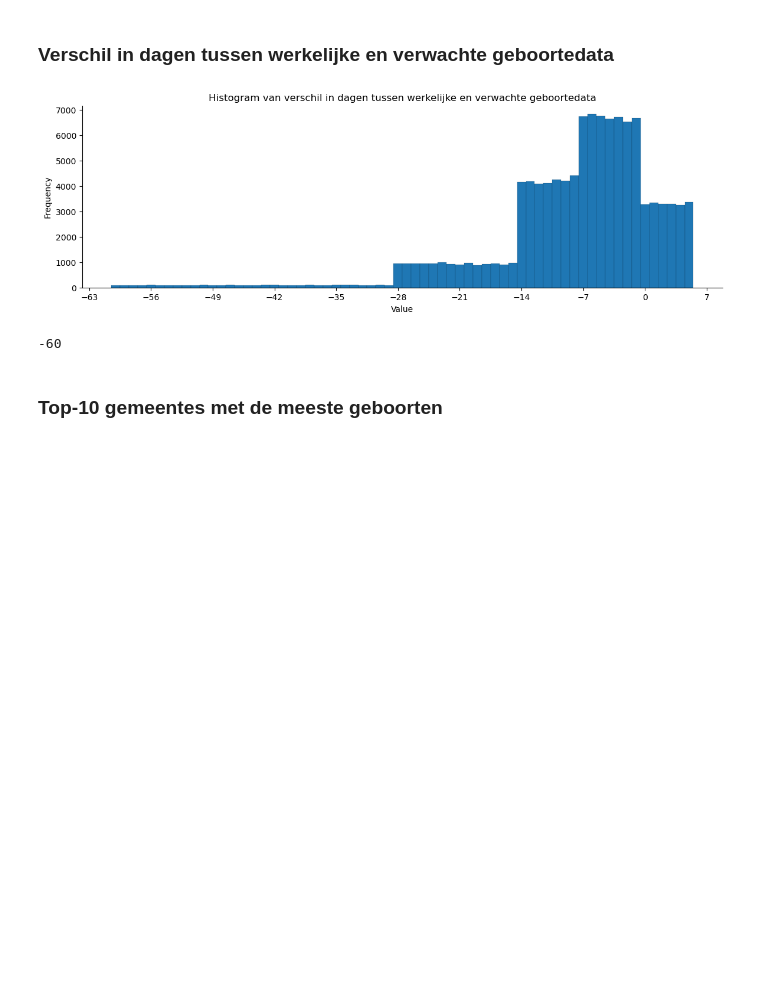
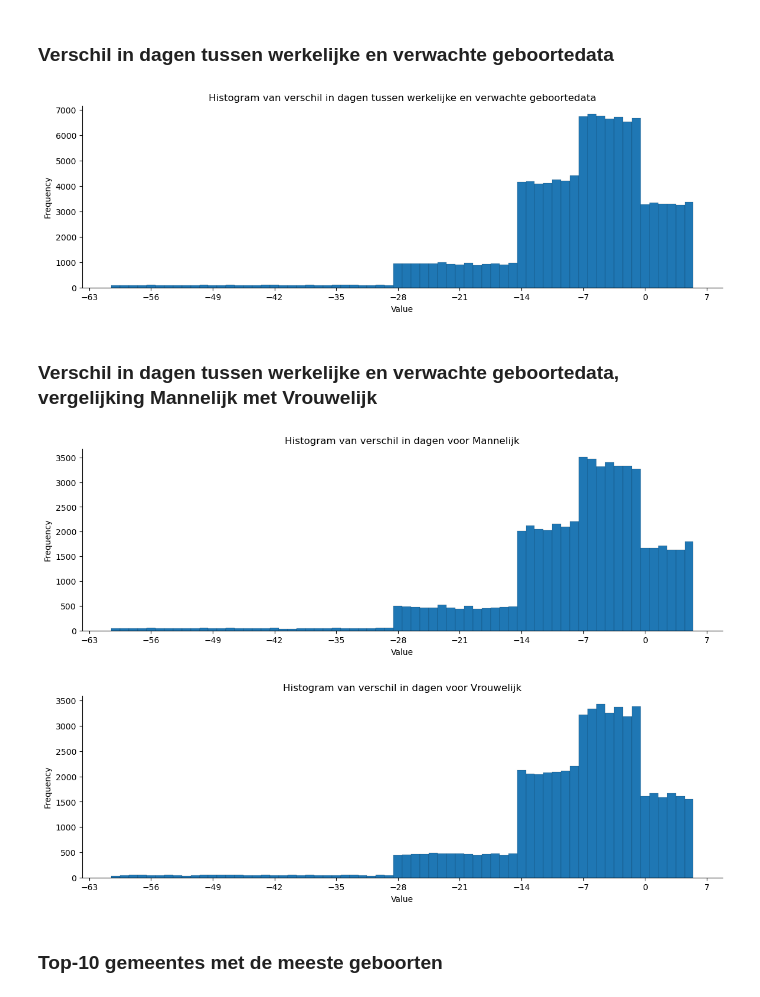
Before and after one commit to craftyraf/examen-raf-juni-2024, a Jupyter notebook: notebooks/examen_deel2.ipynb, the cells around one changed output. Cells and saved outputs as stored; diff of their text form; code cells hidden in the pictures; blank space fills up the shorter version.

```diff
--- a/notebooks/examen_deel2.ipynb
+++ b/notebooks/examen_deel2.ipynb
@@ -352,11 +391,39 @@ histogram_plot(data=births_xtracols_cleaned_df['verschil'],
                y_label="Frequency",
                num_bins=np.arange(births_xtracols_cleaned_df['verschil'].min() - 0.5, births_xtracols_cleaned_df['verschil'].max() + 0.5),
                xticks=np.arange(7, births_xtracols_cleaned_df['verschil'].min()-7, -7))
-
-births_xtracols_cleaned_df['verschil'].min()
 # %% [output]
 [figure]
--60
+# %% [markdown]
+### Verschil in dagen tussen werkelijke en verwachte geboortedata, vergelijking Mannelijk met Vrouwelijk
+# %%
+
+# Data for 'Mannelijk'
+male_data = births_xtracols_cleaned_df[births_xtracols_cleaned_df['geslacht'] == 'Mannelijk']['verschil']
+
+# Data for 'Vrouwelijk'
+female_data = births_xtracols_cleaned_df[births_xtracols_cleaned_df['geslacht'] == 'Vrouwelijk']['verschil']
+
+# Calculate the number of bins
+num_bins = np.arange(births_xtracols_cleaned_df['verschil'].min() - 0.5, births_xtracols_cleaned_df['verschil'].max() + 0.5)
+
+# Plot histogram for 'Mannelijk'
+histogram_plot(data=male_data,
+               title="Histogram van verschil in dagen voor Mannelijk",
+               x_label="Value",
+               y_label="Frequency",
+               num_bins=num_bins,
+               xticks=np.arange(7, births_xtracols_cleaned_df['verschil'].min()-7, -7))
+
+# Plot histogram for 'Vrouwelijk'
+histogram_plot(data=female_data,
+               title="Histogram van verschil in dagen voor Vrouwelijk",
+               x_label="Value",
+               y_label="Frequency",
+               num_bins=num_bins,
+               xticks=np.arange(7, births_xtracols_cleaned_df['verschil'].min()-7, -7))
+# %% [output]
+[figure, added]
+[figure, added]
 # %% [markdown]
 ### Top-10 gemeentes met de meeste geboorten
 # %%
```
Also changed, not shown: parts of 13 cells of this notebook.
